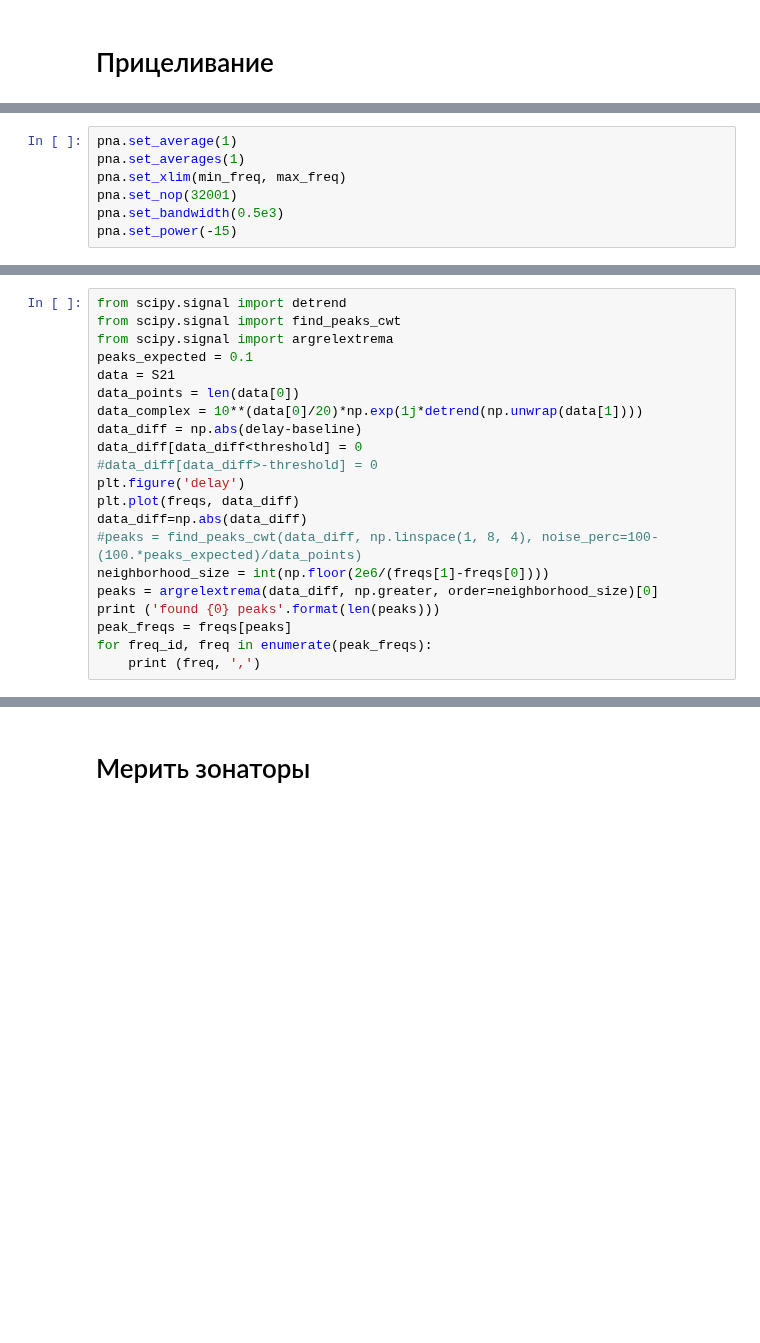
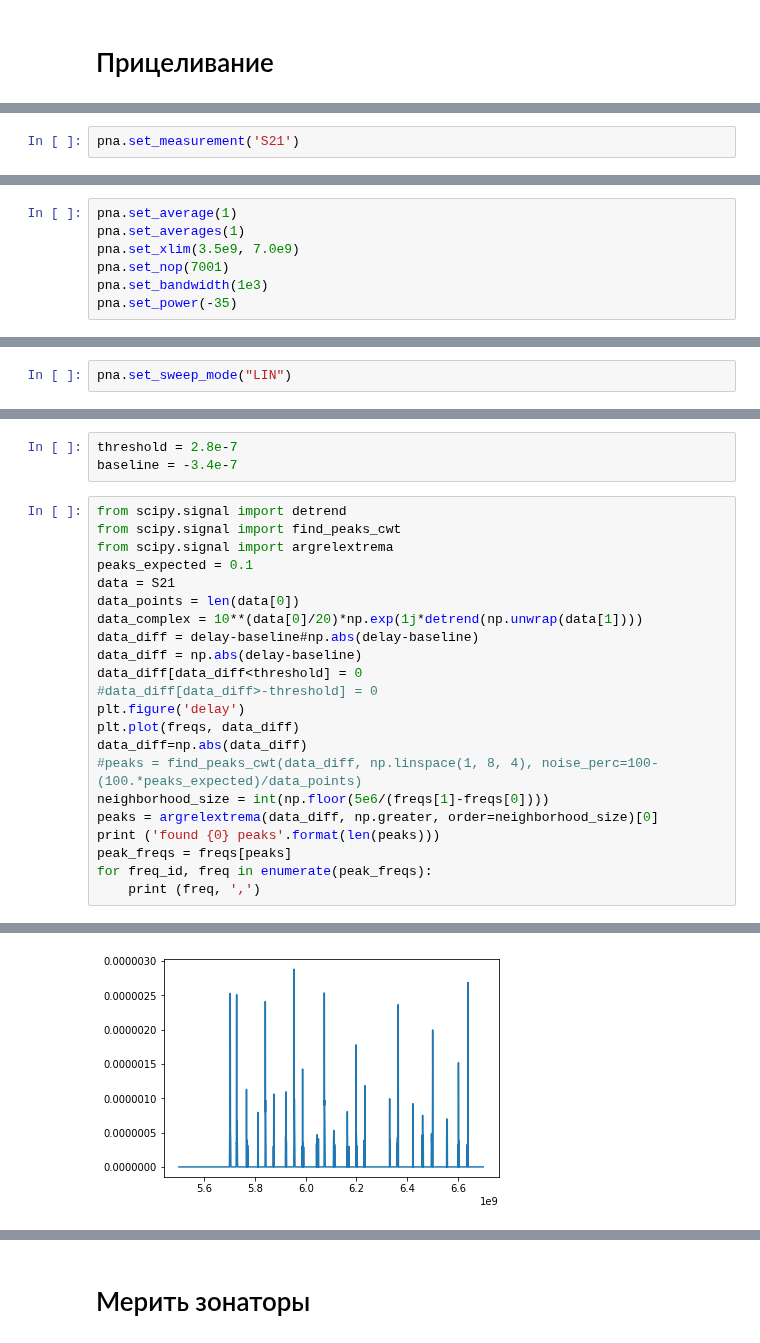
Before and after one commit to ooovector/qsweepy-notebooks, a Jupyter notebook: Resonators-no-bullshit.ipynb, the cells around one changed output, grey strips where cells are left out. Drawn from its saved outputs; the diff is of its cells as text; blank space fills up the shorter version.

```diff
--- a/Resonators-no-bullshit.ipynb
+++ b/Resonators-no-bullshit.ipynb
@@ -37,0 +46,2 @@ save_path = '{0}/{1}/{2}'.format(data_root[0], data_root[1], sample_name)
+# %%
+pna.set_measurement('S21')
@@ -38,8 +50,8 @@ save_path = '{0}/{1}/{2}'.format(data_root[0], data_root[1], sample_name)
 # %%
 pna.set_average(1)
 pna.set_averages(1)
-pna.set_xlim(min_freq, max_freq)
-pna.set_nop(32001)
-pna.set_bandwidth(0.5e3)
-pna.set_power(-15)
+pna.set_xlim(3.5e9, 7.0e9)
+pna.set_nop(7001)
+pna.set_bandwidth(1e3)
+pna.set_power(-35)
 # %% [output]
@@ -46,0 +60,2 @@ True
+# %%
+pna.set_sweep_mode("LIN")
@@ -81,3 +105,6 @@ baseline = -4.3e-7
+# %%
+threshold = 2.8e-7
+baseline = -3.4e-7
 # %%
 from scipy.signal import detrend
 from scipy.signal import find_peaks_cwt
@@ -86,6 +113,7 @@ peaks_expected = 0.1
 data = S21
 data_points = len(data[0])
 data_complex = 10**(data[0]/20)*np.exp(1j*detrend(np.unwrap(data[1])))
+data_diff = delay-baseline#np.abs(delay-baseline)
 data_diff = np.abs(delay-baseline)
 data_diff[data_diff<threshold] = 0
 #data_diff[data_diff>-threshold] = 0
@@ -93,7 +121,7 @@ plt.figure('delay')
 plt.plot(freqs, data_diff)
 data_diff=np.abs(data_diff)
 #peaks = find_peaks_cwt(data_diff, np.linspace(1, 8, 4), noise_perc=100-(100.*peaks_expected)/data_points)
-neighborhood_size = int(np.floor(2e6/(freqs[1]-freqs[0])))
+neighborhood_size = int(np.floor(5e6/(freqs[1]-freqs[0])))
 peaks = argrelextrema(data_diff, np.greater, order=neighborhood_size)[0]
 print ('found {0} peaks'.format(len(peaks)))
 peak_freqs = freqs[peaks]
@@ -114,0 +148 @@ found 11 peaks
+[figure, added]
```
Also changed, not shown: parts of 65 cells of this notebook, 29 other files.
